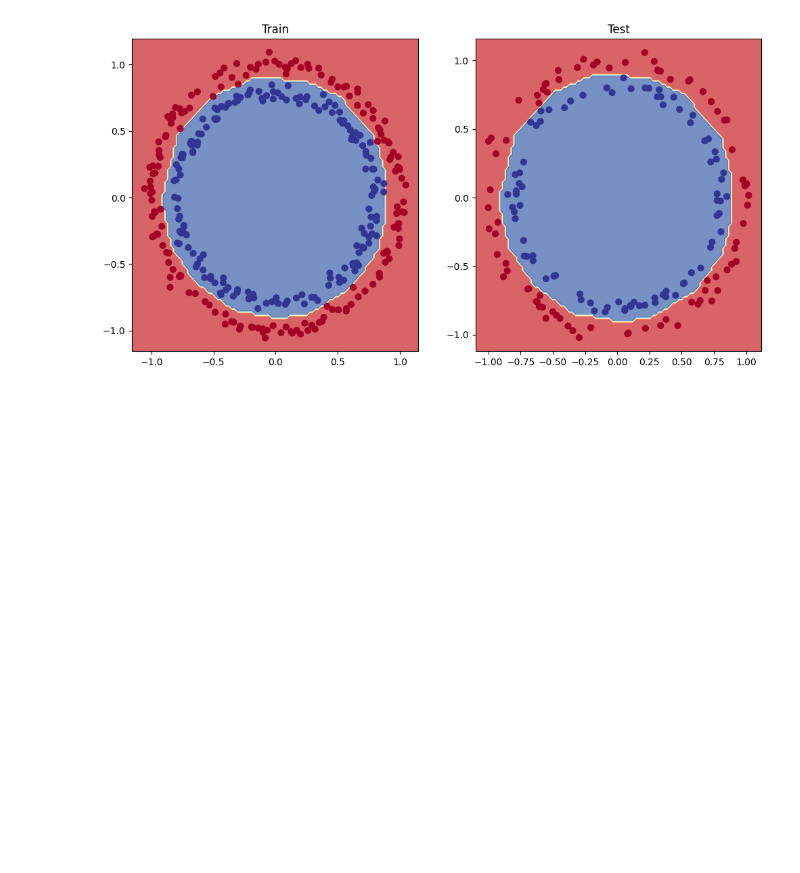
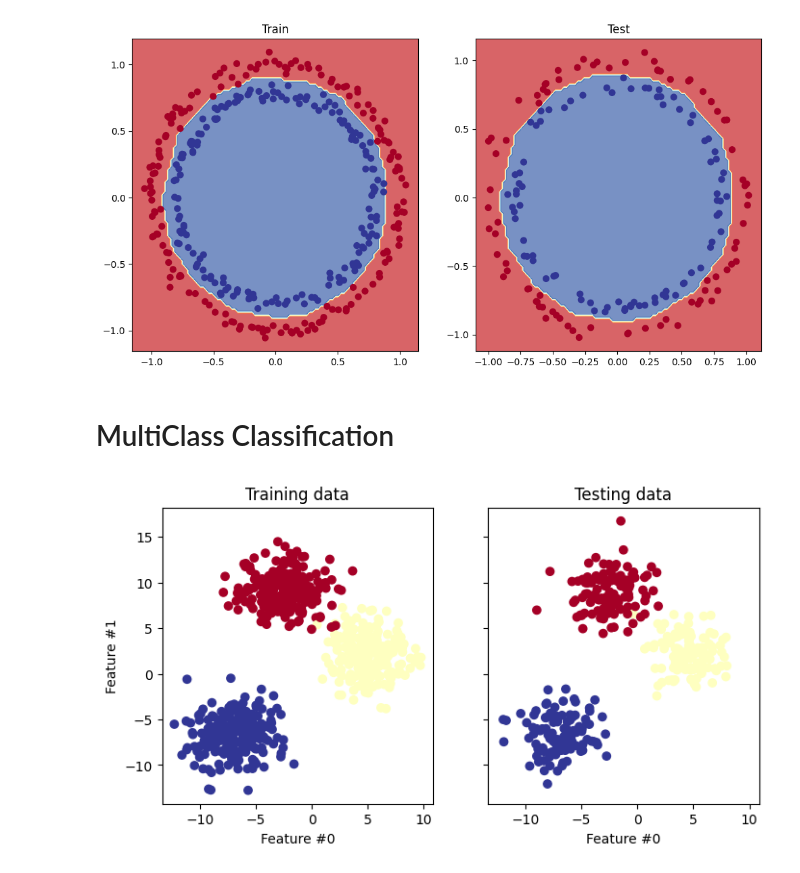
Before and after one commit to yusufjonc07/pytorch-deep-learning, a Jupyter notebook: 2.classification/2cirlces/Classification.ipynb, the cells around one changed output. Cells and saved outputs as stored; diff of their text form; code cells hidden in the pictures; blank space fills up the shorter version.

```diff
--- a/2.classification/2cirlces/Classification.ipynb
+++ b/2.classification/2cirlces/Classification.ipynb
@@ -166,3 +166,5 @@ plt.title("Test")
 plot_decision_boundary(model1, X_test, y_test, device)
 # %% [output]
 [figure]
+# %% [markdown]
+# MultiClass Classification
@@ -168,0 +174,22 @@ plot_decision_boundary(model1, X_test, y_test, device)
+# %%
+X, y = make_blobs(n_samples=1000, n_features=2, centers=None, cluster_std=2.0, center_box=(-10.0, 10.0), shuffle=True, random_state=42)
+X_train, X_test, y_train, y_test = train_test_split(
+    X, y, test_size=0.33, random_state=42, stratify=y)
+# %%
+X_train = torch.tensor(X_train, dtype=torch.float32).to(device)
+X_test = torch.tensor(X_test, dtype=torch.float32).to(device)
+y_train = torch.tensor(y_train, dtype=torch.float32).to(device)
+y_test = torch.tensor(y_test, dtype=torch.float32).to(device)
+# %%
+_, (train_ax, test_ax) = plt.subplots(ncols=2, sharex=True, sharey=True, figsize=(8, 4))
+
+train_ax.scatter(X_train.cpu()[:, 0], X_train.cpu()[:, 1], c=y_train.cpu(), cmap=plt.cm.RdYlBu)
+train_ax.set_ylabel("Feature #1")
+train_ax.set_xlabel("Feature #0")
+train_ax.set_title("Training data")
+
+test_ax.scatter(X_test.cpu()[:, 0], X_test.cpu()[:, 1], c=y_test.cpu(), cmap=plt.cm.RdYlBu)
+test_ax.set_xlabel("Feature #0")
+_ = test_ax.set_title("Testing data")
+# %% [output]
+[figure, added]
```
Also changed, not shown: parts of 8 cells of this notebook, 2 other files.
